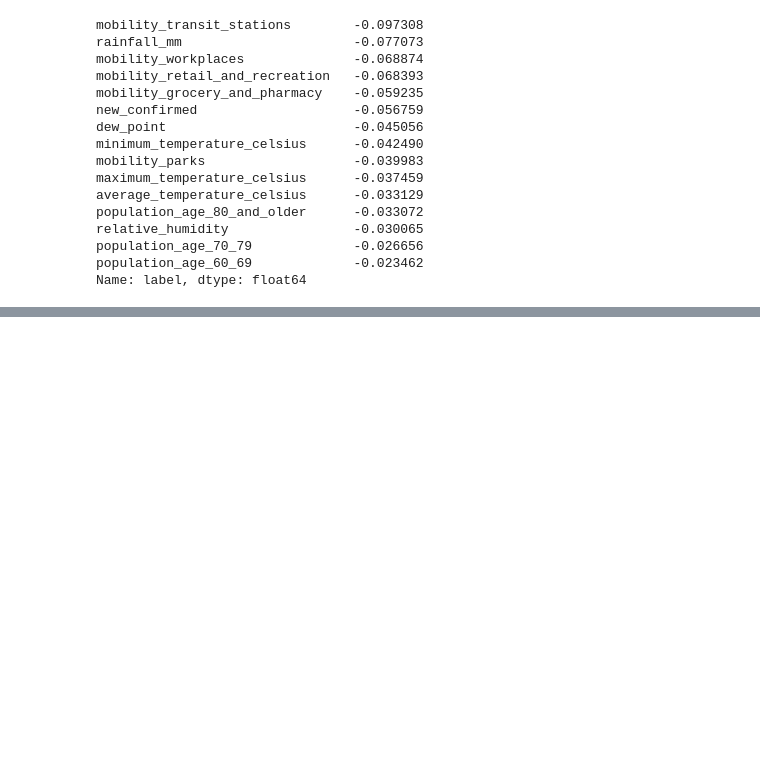
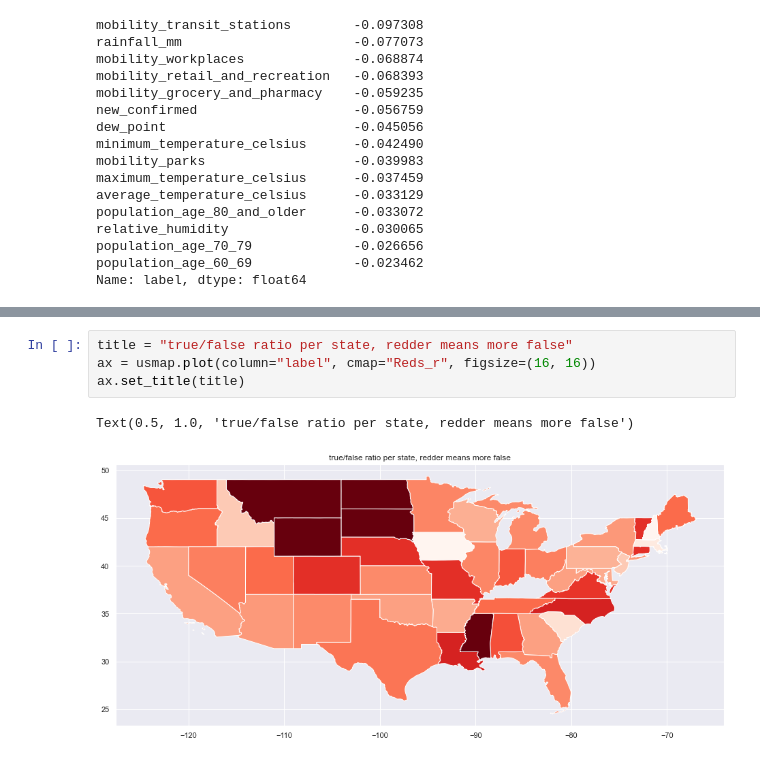
Before and after one commit to MathiasSkavhaug/ccv, a Jupyter notebook: scripts/CMU_MisCov19_analysis.ipynb, the cells around one changed output, grey strips where cells are left out. Saved outputs shown, nothing was run; the diff lists cells and outputs as text; blank space fills up the shorter version.

```diff
--- a/scripts/CMU_MisCov19_analysis.ipynb
+++ b/scripts/CMU_MisCov19_analysis.ipynb
@@ -358,0 +380,7 @@ cross_val_score(clf, x, y).mean()
+# %%
+title = "true/false ratio per state, redder means more false"
+ax = usmap.plot(column="label", cmap="Reds_r", figsize=(16, 16))
+ax.set_title(title)
+# %% [output]
+Text(0.5, 1.0, 'true/false ratio per state, redder means more false')
+[figure, added]
```
Also changed, not shown: parts of 5 cells of this notebook.
